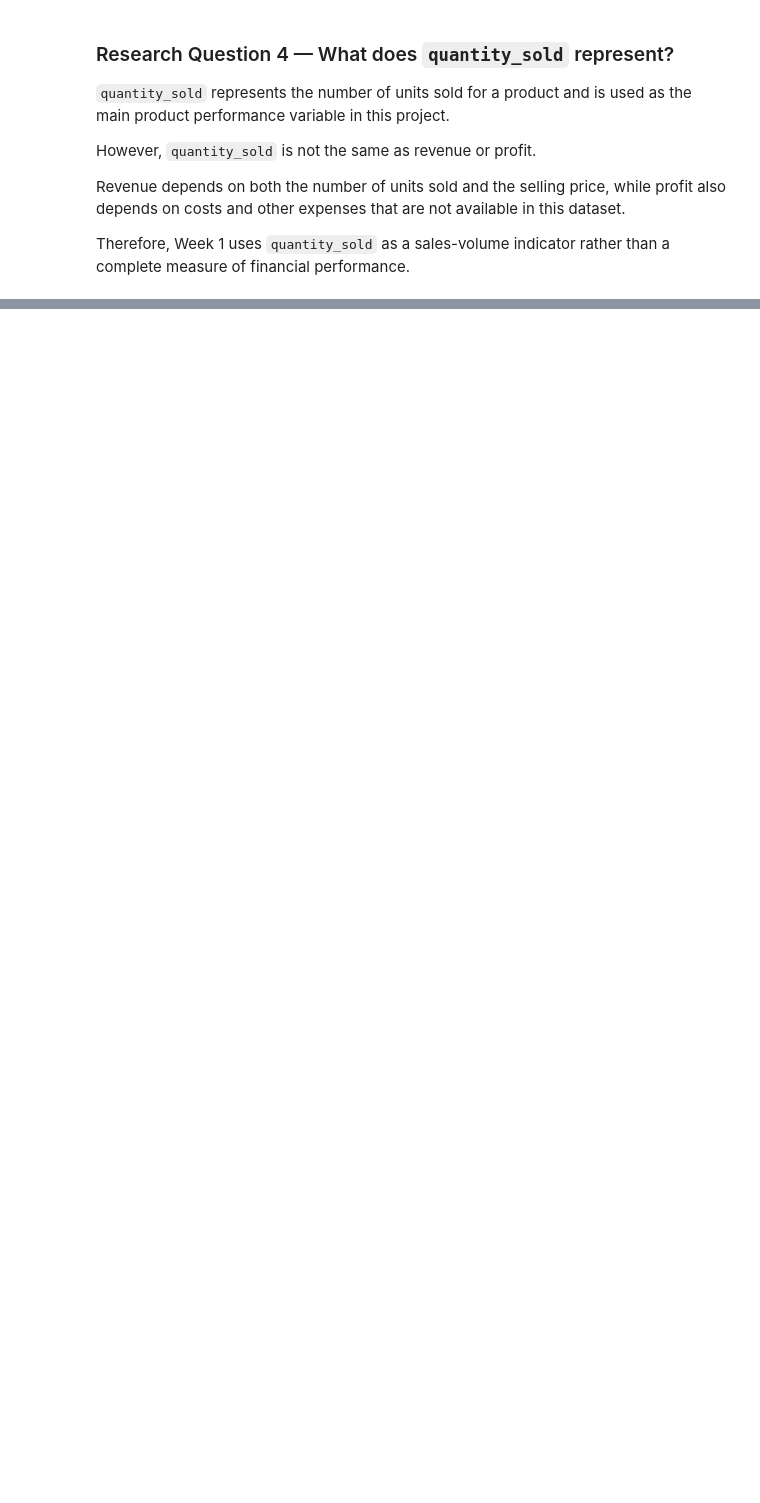
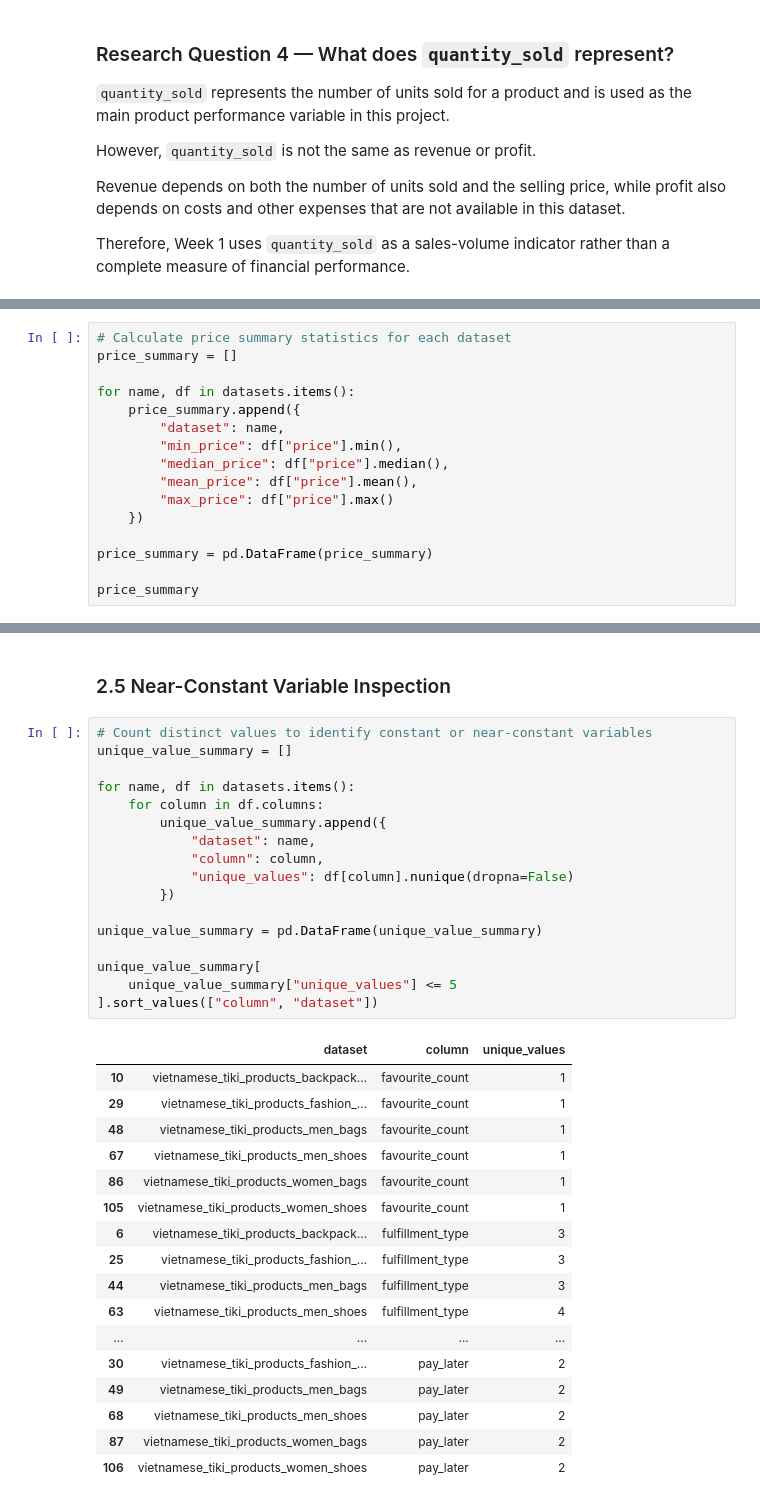
Before and after one commit to thuhien26/Tiki-ecommerce-analysis, a Jupyter notebook: notebooks/week01_eda.ipynb, the cells around one changed output, grey strips where cells are left out. Drawn from its saved outputs; the diff is of its cells as text; blank space fills up the shorter version.

```diff
--- a/notebooks/week01_eda.ipynb
+++ b/notebooks/week01_eda.ipynb
@@ -358,0 +522,16 @@ Therefore, Week 1 uses `quantity_sold` as a sales-volume indicator rather than a
+# %%
+# Calculate price summary statistics for each dataset
+price_summary = []
+
+for name, df in datasets.items():
+    price_summary.append({
+        "dataset": name,
+        "min_price": df["price"].min(),
+        "median_price": df["price"].median(),
+        "mean_price": df["price"].mean(),
+        "max_price": df["price"].max()
+    })
+
+price_summary = pd.DataFrame(price_summary)
+
+price_summary
@@ -358,0 +632,37 @@ Therefore, Week 1 uses `quantity_sold` as a sales-volume indicator rather than a
+# %% [markdown]
+### 2.5 Near-Constant Variable Inspection
+# %%
+# Count distinct values to identify constant or near-constant variables
+unique_value_summary = []
+
+for name, df in datasets.items():
+    for column in df.columns:
+        unique_value_summary.append({
+            "dataset": name,
+            "column": column,
+            "unique_values": df[column].nunique(dropna=False)
+        })
+
+unique_value_summary = pd.DataFrame(unique_value_summary)
+
+unique_value_summary[
+    unique_value_summary["unique_values"] <= 5
+].sort_values(["column", "dataset"])
+# %% [output]
+|  | dataset | column | unique_values |
+| 10 | vietnamese_tiki_products_backpack... | favourite_count | 1 |
+| 29 | vietnamese_tiki_products_fashion_... | favourite_count | 1 |
+| 48 | vietnamese_tiki_products_men_bags | favourite_count | 1 |
+| 67 | vietnamese_tiki_products_men_shoes | favourite_count | 1 |
+| 86 | vietnamese_tiki_products_women_bags | favourite_count | 1 |
+| 105 | vietnamese_tiki_products_women_shoes | favourite_count | 1 |
+| 6 | vietnamese_tiki_products_backpack... | fulfillment_type | 3 |
+| 25 | vietnamese_tiki_products_fashion_... | fulfillment_type | 3 |
+| 44 | vietnamese_tiki_products_men_bags | fulfillment_type | 3 |
+| 63 | vietnamese_tiki_products_men_shoes | fulfillment_type | 4 |
+| ... | ... | ... | ... |
+| 30 | vietnamese_tiki_products_fashion_... | pay_later | 2 |
+| 49 | vietnamese_tiki_products_men_bags | pay_later | 2 |
+| 68 | vietnamese_tiki_products_men_shoes | pay_later | 2 |
+| 87 | vietnamese_tiki_products_women_bags | pay_later | 2 |
+| 106 | vietnamese_tiki_products_women_shoes | pay_later | 2 |
```
Also changed, not shown: parts of 40 cells of this notebook.
